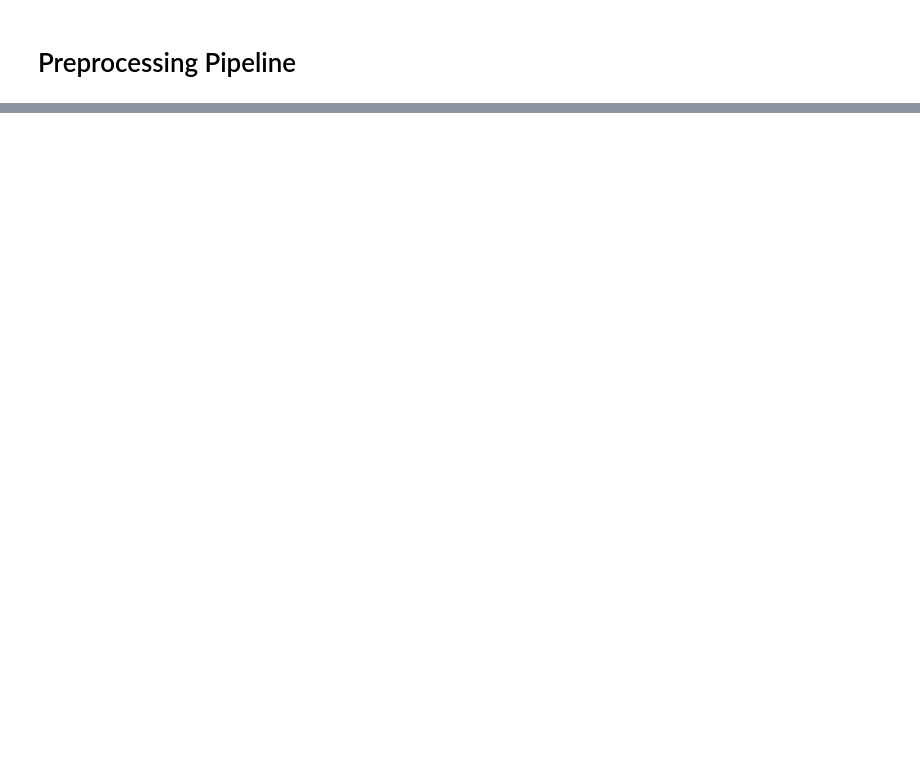
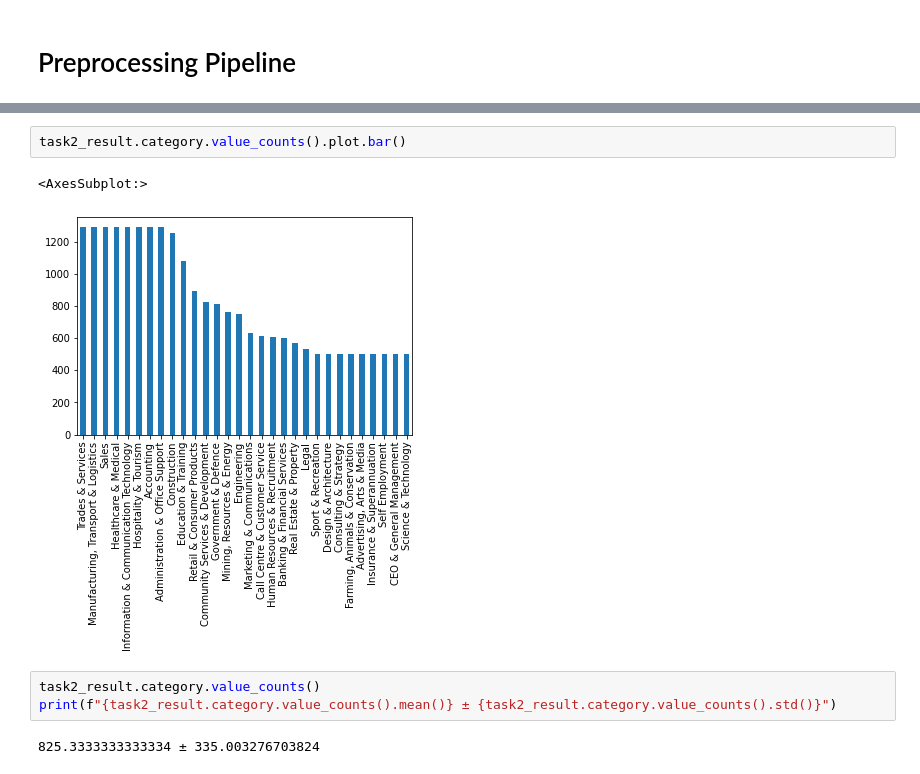
Before and after one commit to MouseAndKeyboard/LanguageModels, a Jupyter notebook: exploration/EDA.ipynb, the cells around one changed output, grey strips where cells are left out. Saved outputs shown, nothing was run; the diff lists cells and outputs as text; blank space fills up the shorter version.

```diff
--- a/exploration/EDA.ipynb
+++ b/exploration/EDA.ipynb
@@ -135,0 +250,10 @@ Naively undersampling the `is_fulltime` field will result in a biased dataset. T
+# %%
+task2_result.category.value_counts().plot.bar()
+# %% [output]
+<AxesSubplot:>
+[figure, added]
+# %%
+task2_result.category.value_counts()
+print(f"{task2_result.category.value_counts().mean()} ± {task2_result.category.value_counts().std()}")
+# %% [output]
+825.3333333333334 ± 335.003276703824
```
Also changed, not shown: parts of 8 cells of this notebook.
